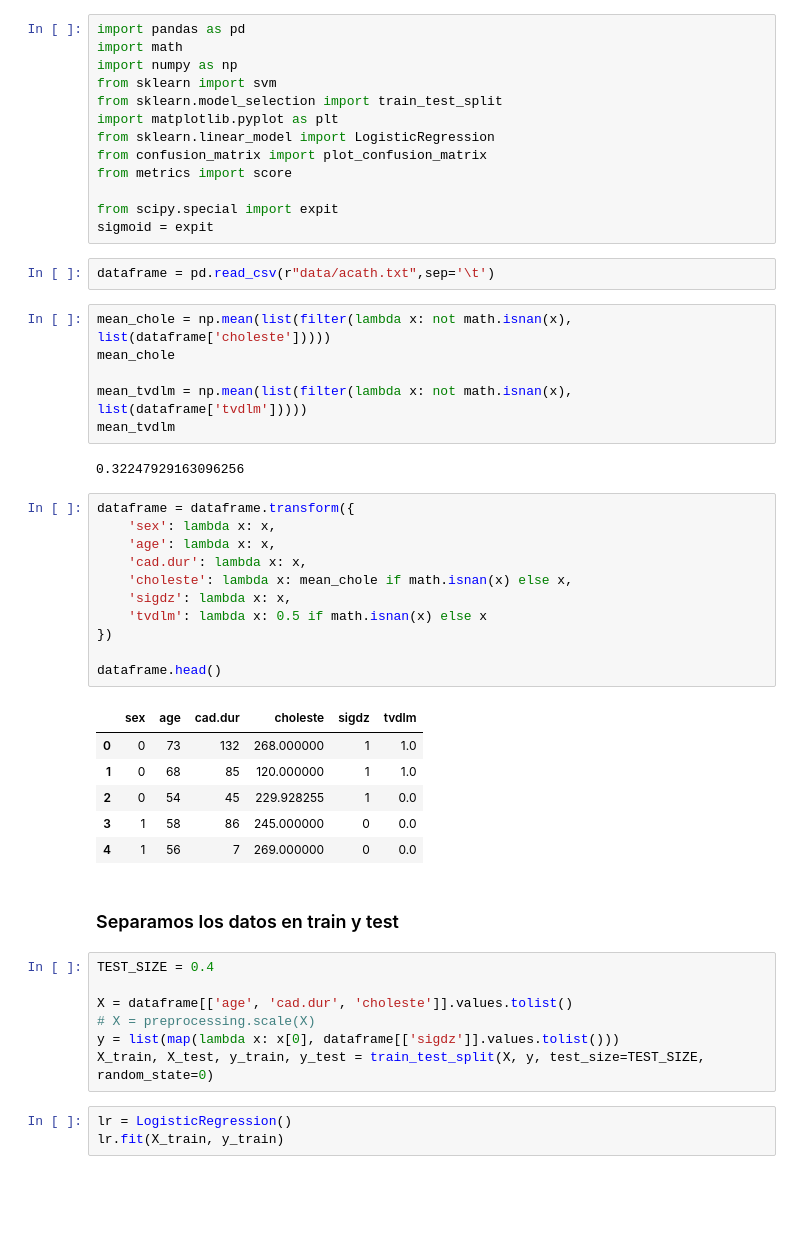
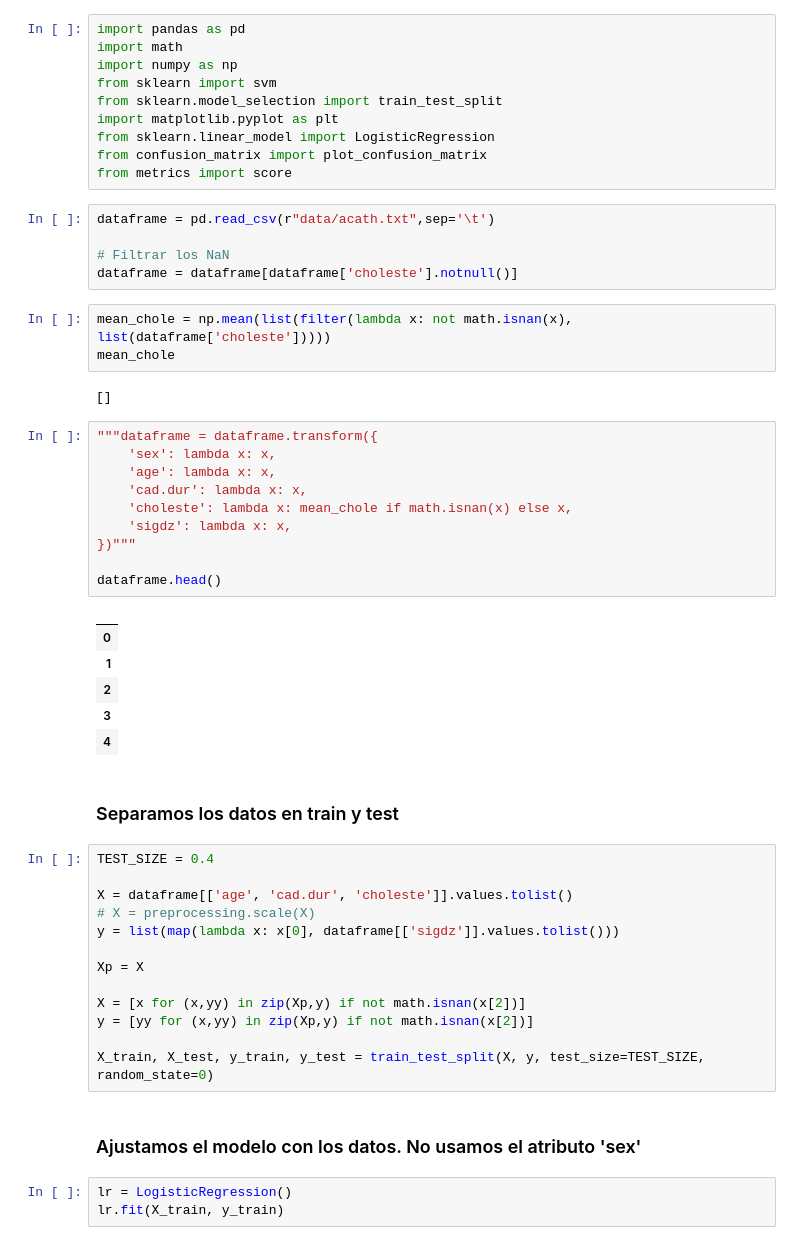
Before and after one commit to marcelolynch/machinelearning, a Jupyter notebook: tp4/Logistic.ipynb, the cells around one changed output. Cells and saved outputs as stored; diff of their text form; blank space fills up the shorter version.

```diff
--- a/tp4/Logistic.ipynb
+++ b/tp4/Logistic.ipynb
@@ -8,37 +8,33 @@ import matplotlib.pyplot as plt
 from sklearn.linear_model import LogisticRegression
 from confusion_matrix import plot_confusion_matrix
 from metrics import score
-
-from scipy.special import expit
-sigmoid = expit
 # %%
 dataframe = pd.read_csv(r"data/acath.txt",sep='\t')
+
+# Filtrar los NaN
+dataframe = dataframe[dataframe['choleste'].notnull()]
 # %%
 mean_chole = np.mean(list(filter(lambda x: not math.isnan(x), list(dataframe['choleste']))))
 mean_chole
-
-mean_tvdlm = np.mean(list(filter(lambda x: not math.isnan(x), list(dataframe['tvdlm']))))
-mean_tvdlm
 # %% [output]
-0.32247929163096256
+[]
 # %%
-dataframe = dataframe.transform({
+"""dataframe = dataframe.transform({
     'sex': lambda x: x,
     'age': lambda x: x,
     'cad.dur': lambda x: x,
     'choleste': lambda x: mean_chole if math.isnan(x) else x,
     'sigdz': lambda x: x,
-    'tvdlm': lambda x: 0.5 if math.isnan(x) else x
-})
+})"""
 
 dataframe.head()
 # %% [output]
-|  | sex | age | cad.dur | choleste | sigdz | tvdlm |
-| 0 | 0 | 73 | 132 | 268.000000 | 1 | 1.0 |
-| 1 | 0 | 68 | 85 | 120.000000 | 1 | 1.0 |
-| 2 | 0 | 54 | 45 | 229.928255 | 1 | 0.0 |
-| 3 | 1 | 58 | 86 | 245.000000 | 0 | 0.0 |
-| 4 | 1 | 56 | 7 | 269.000000 | 0 | 0.0 |
+|  |
+| 0 |
+| 1 |
+| 2 |
+| 3 |
+| 4 |
 # %% [markdown]
 ### Separamos los datos en train y test
 # %%
@@ -47,7 +43,15 @@ TEST_SIZE = 0.4
 X = dataframe[['age', 'cad.dur', 'choleste']].values.tolist()
 # X = preprocessing.scale(X)
 y = list(map(lambda x: x[0], dataframe[['sigdz']].values.tolist()))
+
+Xp = X
+
+X = [x for (x,yy) in zip(Xp,y) if not math.isnan(x[2])]
+y = [yy for (x,yy) in zip(Xp,y) if not math.isnan(x[2])]
+
 X_train, X_test, y_train, y_test = train_test_split(X, y, test_size=TEST_SIZE, random_state=0)
+# %% [markdown]
+### Ajustamos el modelo con los datos. No usamos el atributo 'sex'
 # %%
 lr = LogisticRegression()
 lr.fit(X_train, y_train)
```
Also changed, not shown: parts of 15 cells of this notebook.
